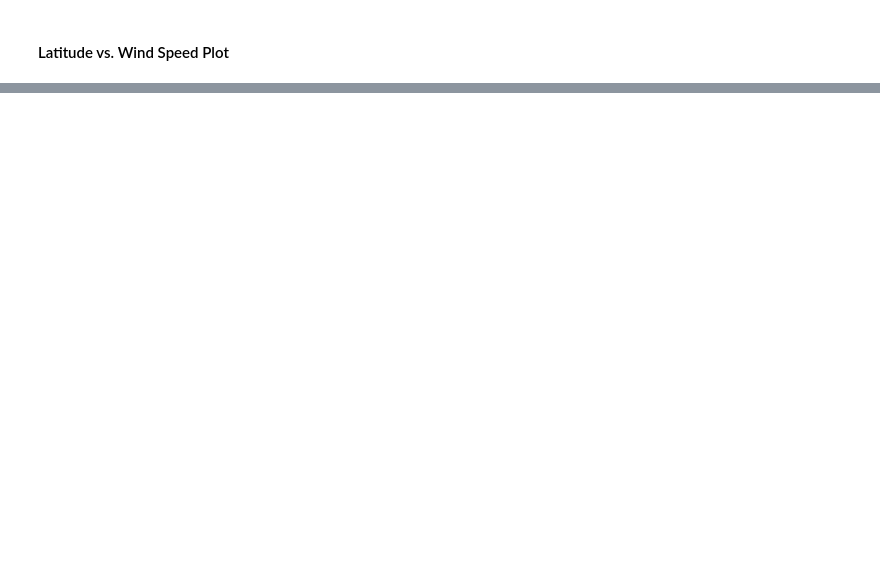
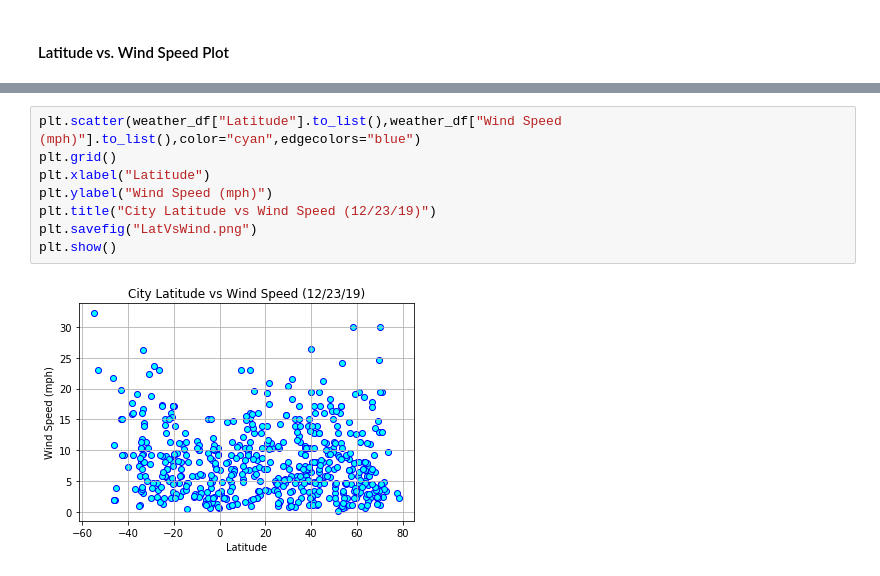
Before and after one commit to dagneycooke/api_homework, a Jupyter notebook: starter_code/WeatherPy.ipynb, the cells around one changed output, grey strips where cells are left out. Drawn from its saved outputs; the diff is of its cells as text; blank space fills up the shorter version.

```diff
--- a/starter_code/WeatherPy.ipynb
+++ b/starter_code/WeatherPy.ipynb
@@ -212,0 +211,10 @@ dtype: int64
+# %%
+plt.scatter(weather_df["Latitude"].to_list(),weather_df["Wind Speed (mph)"].to_list(),color="cyan",edgecolors="blue")
+plt.grid()
+plt.xlabel("Latitude")
+plt.ylabel("Wind Speed (mph)")
+plt.title("City Latitude vs Wind Speed (12/23/19)")
+plt.savefig("LatVsWind.png")
+plt.show()
+# %% [output]
+[figure, added]
```
Also changed, not shown: parts of 16 cells of this notebook, 4 other files.
